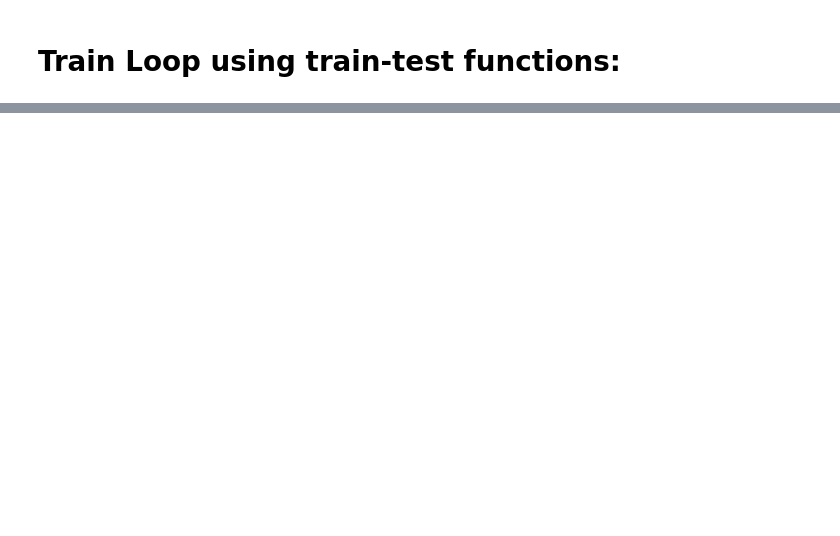
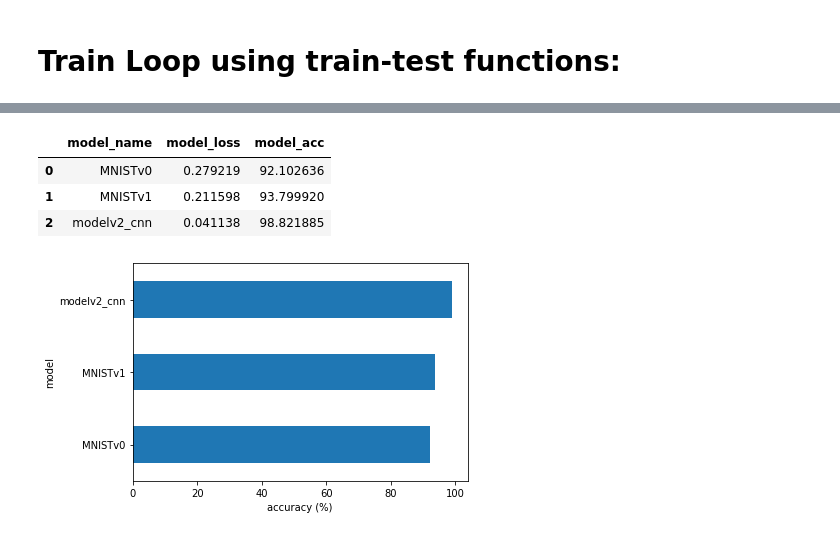
Before and after one commit to ashjostan7/Sudoku, a Jupyter notebook: MNIST_CLASSIFICATION.ipynb, the cells around one changed output, grey strips where cells are left out. Drawn from its saved outputs; the diff is of its cells as text; code cells hidden in the pictures; blank space fills up the shorter version.

```diff
--- a/MNIST_CLASSIFICATION.ipynb
+++ b/MNIST_CLASSIFICATION.ipynb
@@ -466,0 +564,6 @@ Train time on cuda: 81.584 seconds
+# %%
+torch.manual_seed(42)
+modelv2 = modelv2_cnn(input_shape = 1,
+                      hidden_units = 10,
+                      output_shape = len(train_data.classes)).to(device)
+modelv2
@@ -466,0 +591,5 @@ Train time on cuda: 81.584 seconds
+# %%
+# Setup loss and optimizer
+loss_fn = nn.CrossEntropyLoss()
+optimizer = torch.optim.SGD(params=modelv2.parameters(),
+                             lr=0.1)
@@ -466,0 +643,33 @@ Train time on cuda: 81.584 seconds
+# %%
+#CNN Model:
+modelv2_results = eval_model(model = modelv2,
+           dataloader = test_dataloader,
+           accuracy_fn = accuracy_fn,
+           loss_fn = loss_fn)
+
+# Non Linear Model:
+modelv1_results = eval_model(model = modelv1.to(device),
+           dataloader = test_dataloader,
+           accuracy_fn = accuracy_fn,
+           loss_fn = loss_fn)
+
+#Baseline Model:
+modelv0_results = eval_model(model = model_0.to(device),
+           dataloader = test_dataloader,
+           accuracy_fn = accuracy_fn,
+           loss_fn = loss_fn)
+# %%
+import pandas as pd
+compare_results = pd.DataFrame([modelv0_results, modelv1_results, modelv2_results])
+compare_results
+# %% [output]
+|  | model_name | model_loss | model_acc |
+| 0 | MNISTv0 | 0.279219 | 92.102636 |
+| 1 | MNISTv1 | 0.211598 | 93.799920 |
+| 2 | modelv2_cnn | 0.041138 | 98.821885 |
+# %%
+compare_results.set_index("model_name")["model_acc"].plot(kind="barh")
+plt.xlabel("accuracy (%)")
+plt.ylabel("model");
+# %% [output]
+[figure, added]
```
Also changed, not shown: parts of 13 cells of this notebook.
